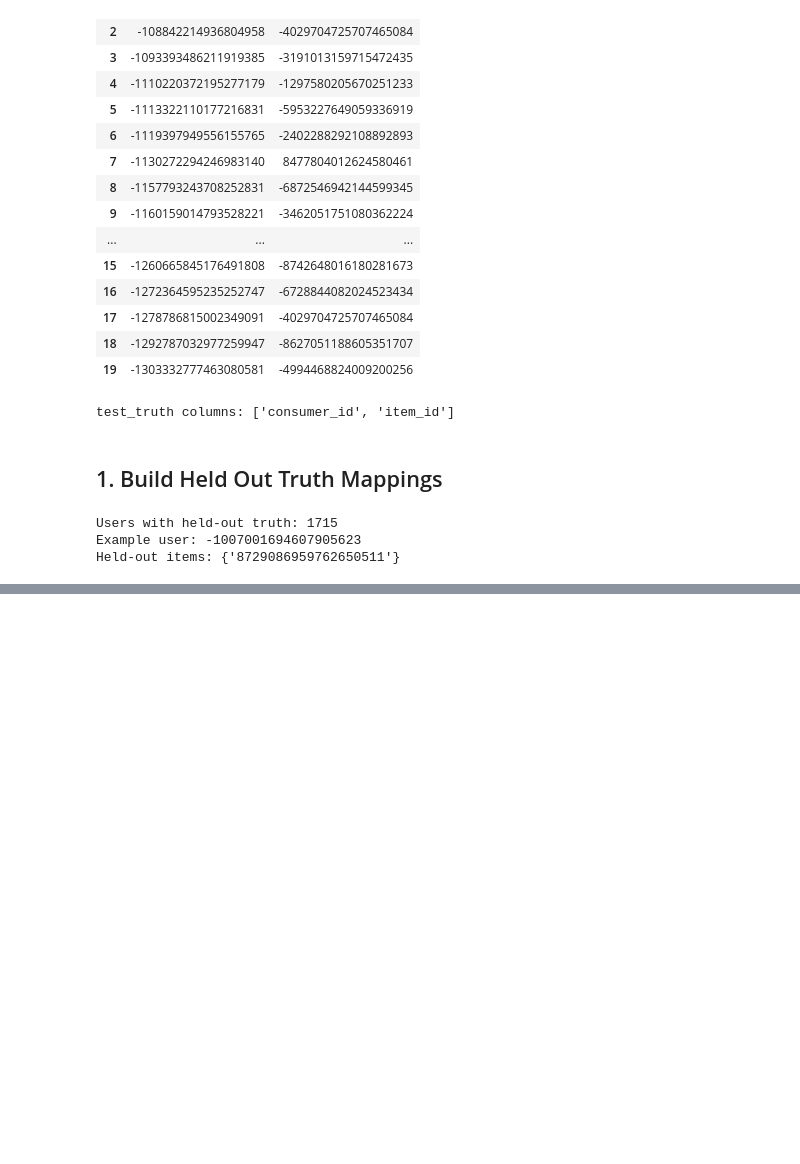
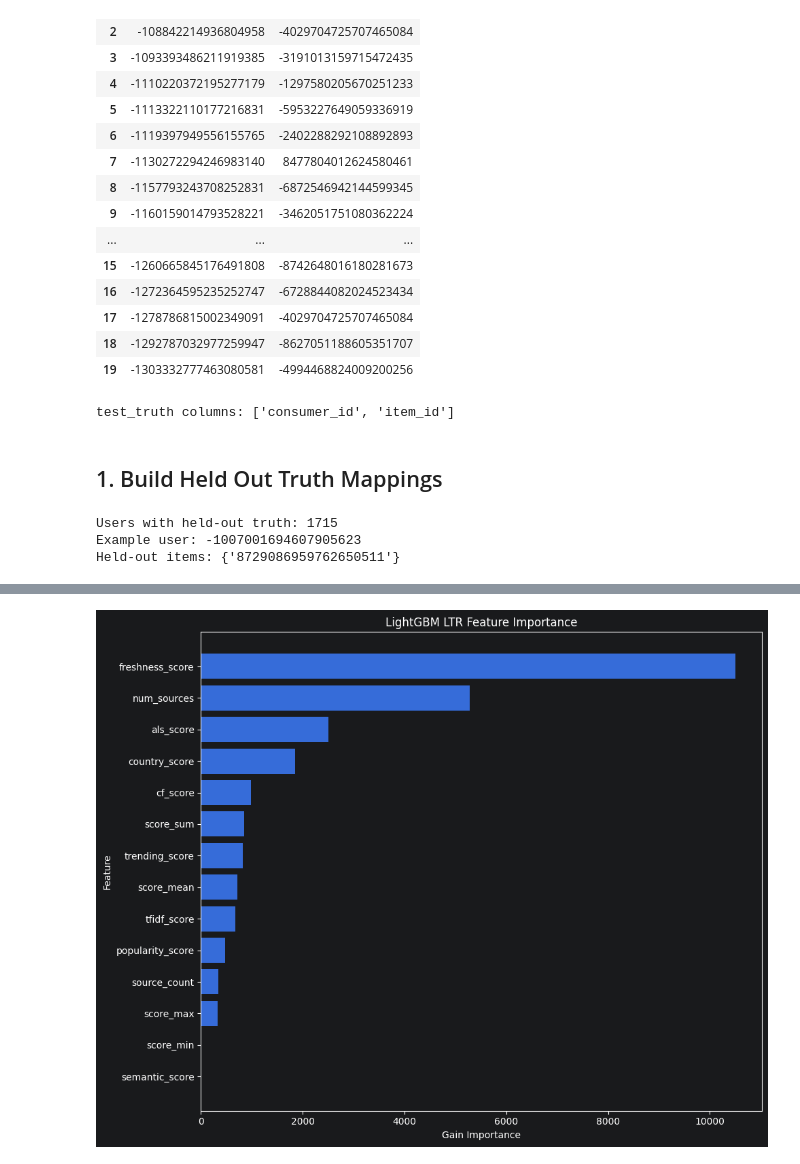
Before and after one commit to PhysicalAIEngineer/iPrint-News-Recommendation-Ranking-System, a Jupyter notebook: Notebook/06_Learning_To_Rank.ipynb, the cells around one changed output, grey strips where cells are left out. Drawn from its saved outputs; the diff is of its cells as text; code cells hidden in the pictures; blank space fills up the shorter version.

```diff
--- a/Notebook/06_Learning_To_Rank.ipynb
+++ b/Notebook/06_Learning_To_Rank.ipynb
@@ -323,0 +748,7 @@ Held-out items: {'8729086959762650511'}
+# %%
+train_group_positive = (train_meta.assign(label=y_train.to_numpy()).groupby("consumer_id")["label"].sum())
+valid_group_positive = (valid_meta.assign(label=y_valid.to_numpy()).groupby("consumer_id")["label"].sum())
+print("Train users with positive:", (train_group_positive > 0).sum())
+print("Train users without positive:", (train_group_positive == 0).sum())
+print("Validation users with positive:", (valid_group_positive > 0).sum())
+print("Validation users without positive:", (valid_group_positive == 0).sum())
@@ -323,0 +762,10 @@ Held-out items: {'8729086959762650511'}
+# %%
+valid_users_with_positive = set(valid_group_positive[valid_group_positive > 0].index)
+valid_keep_mask = (valid_meta["consumer_id"].isin(valid_users_with_positive))
+X_valid = X_valid.loc[valid_keep_mask].reset_index(drop=True)
+y_valid = y_valid.loc[valid_keep_mask].reset_index(drop=True)
+valid_meta = valid_meta.loc[valid_keep_mask].reset_index(drop=True)
+valid_groups = (valid_meta.groupby("consumer_id",sort=False).size().to_numpy())
+print("Final validation users:", valid_meta["consumer_id"].nunique())
+print("Final validation rows:", len(X_valid))
+print("Final validation positives:", y_valid.sum())
@@ -323,0 +778,6 @@ Held-out items: {'8729086959762650511'}
+# %%
+train_dataset = lgb.Dataset(X_train,label=y_train,group=train_groups,feature_name=ranking_features,free_raw_data=False,)
+valid_dataset = lgb.Dataset(X_valid,label=y_valid,group=valid_groups,feature_name=ranking_features,reference=train_dataset,free_raw_data=False)
+print("Training LightGBM LambdaMART...")
+ltr_model = lgb.train(params=LGB_PARAMS, train_set=train_dataset, num_boost_round=NUM_BOOST_ROUND, valid_sets=[train_dataset, valid_dataset],valid_names=["train","valid"],callbacks=[lgb.early_stopping(EARLY_STOPPING_ROUNDS),lgb.log_evaluation(period=100)])
+print("Best iteration:", ltr_model.best_iteration)
@@ -323,0 +953,3 @@ Held-out items: {'8729086959762650511'}
+# %%
+feature_importance = pd.DataFrame({"feature": ltr_model.feature_name(),"importance_gain": ltr_model.feature_importance(importance_type="gain"),"importance_split": ltr_model.feature_importance(importance_type="split")}).sort_values("importance_gain",ascending=False)
+display(feature_importance)
@@ -323,0 +972,11 @@ Held-out items: {'8729086959762650511'}
+# %%
+top_features = (feature_importance.head(20).sort_values("importance_gain"))
+plt.figure(figsize=(10, 8))
+plt.barh(top_features["feature"], top_features["importance_gain"])
+plt.xlabel("Gain Importance")
+plt.ylabel("Feature")
+plt.title("LightGBM LTR Feature Importance")
+plt.tight_layout()
+plt.show()
+# %% [output]
+[figure, added]
```
Also changed, not shown: parts of 82 cells of this notebook.
